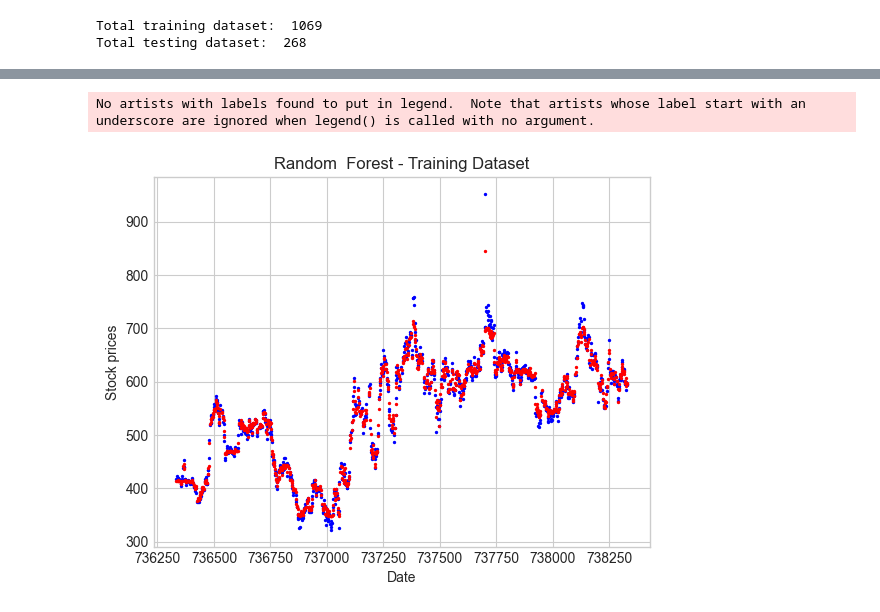
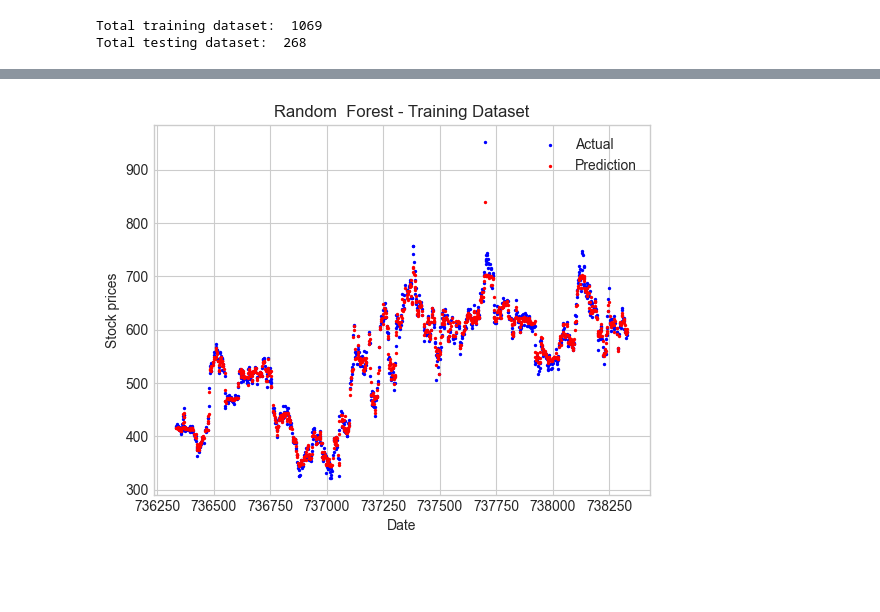
Before and after one commit to NimishLingesh/stock-prediction, a Jupyter notebook: Nimish Lingesh/prediction_model FINAL.ipynb, the cells around one changed output, grey strips where cells are left out. Saved outputs shown, nothing was run; the diff lists cells and outputs as text; code cells hidden in the pictures; blank space fills up the shorter version.

```diff
--- a/Nimish Lingesh/prediction_model FINAL.ipynb
+++ b/Nimish Lingesh/prediction_model FINAL.ipynb
@@ -205,16 +294,15 @@ np.sqrt(metrics.mean_squared_error(rf_y_test, rf_test_predict))
 # %%
 #  Metrics
 import matplotlib.pyplot as plt
-plt.scatter(rf_x_train['Date'], rf_y_train, color = 'blue', s=2) # plotting the training set
-plt.scatter(rf_x_train['Date'], rf_train_predict, color = 'red', s=2)
+plt.scatter(rf_x_train['Date'], rf_y_train, color = 'blue', label='Actual', s=2) # plotting the training set
+plt.scatter(rf_x_train['Date'], rf_train_predict, color = 'red', label='Prediction', s=2)
 plt.xlabel('Date')
 plt.ylabel('Stock prices')
 plt.title('Random  Forest - Training Dataset')
 plt.legend()
 plt.show()
 # %% [output]
-No artists with labels found to put in legend.  Note that artists whose label start with an underscore are ignored when legend() is called with no argument.
-[figure, old version]
+[figure, new version]
 # %%
 # Metrics
 import matplotlib.pyplot as plt
```
Also changed, not shown: parts of 32 cells of this notebook.
